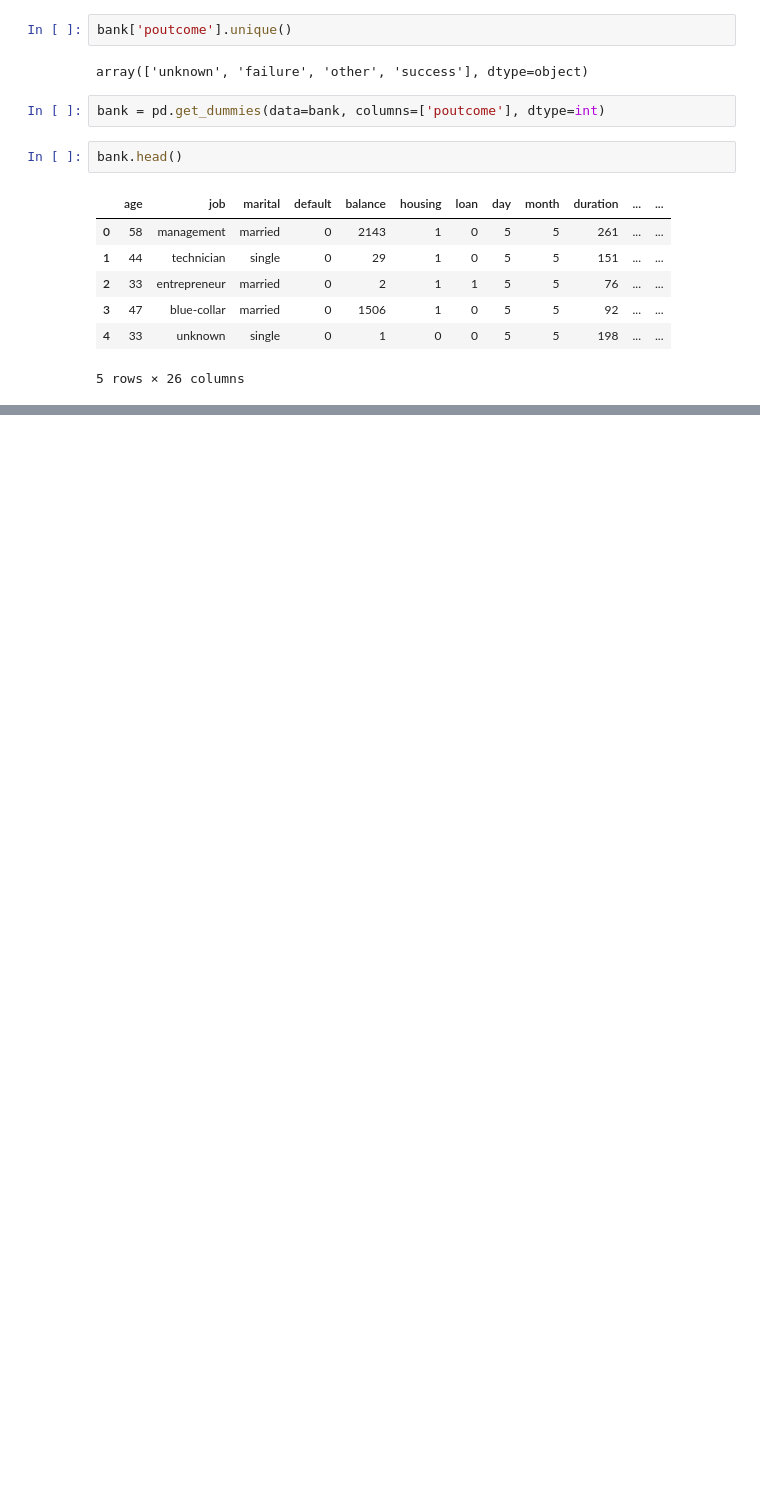
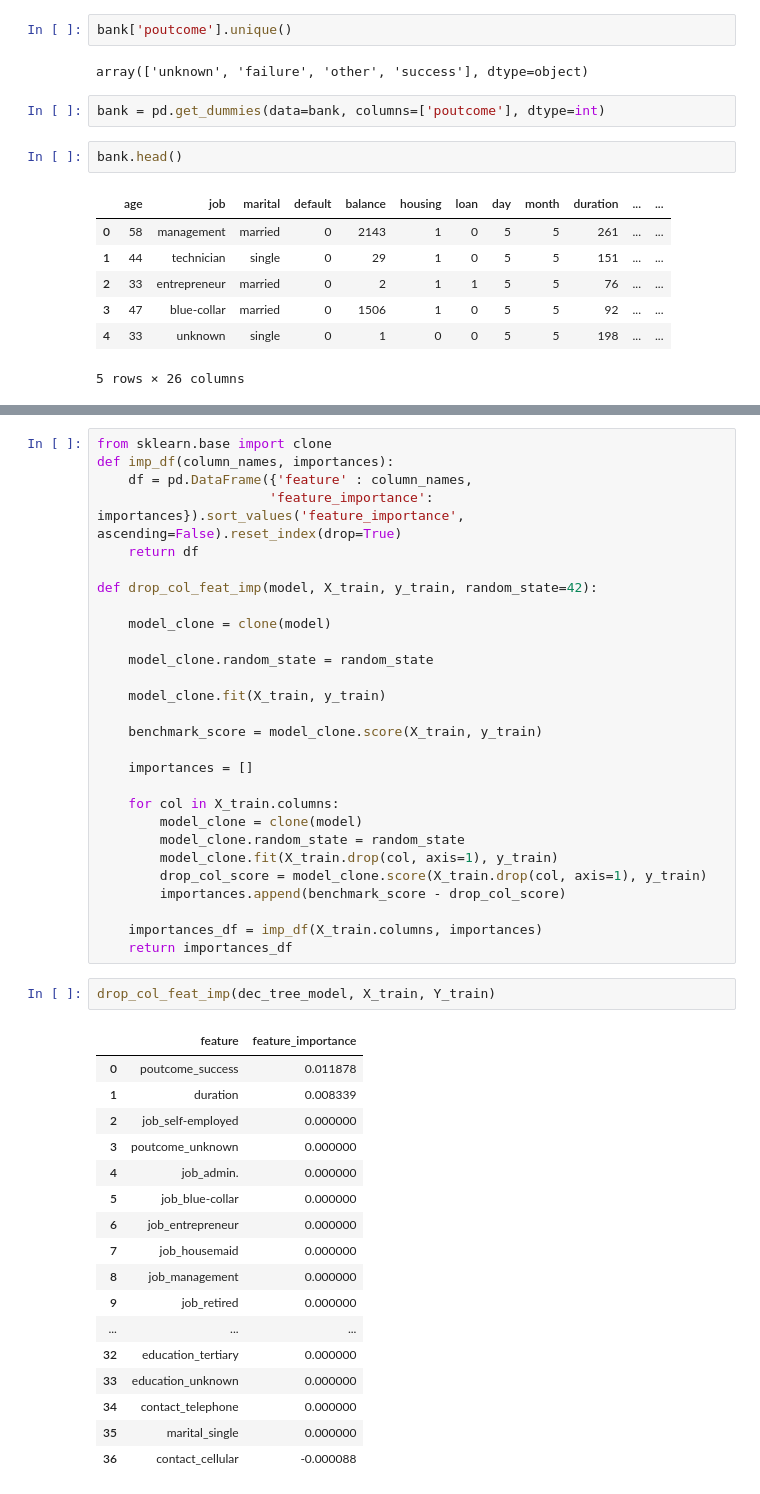
Before and after one commit to lugastyan/ML-portofolio, a Jupyter notebook: predicting-engagment-what-drive-to-performance.ipynb, the cells around one changed output, grey strips where cells are left out. Cells and saved outputs as stored; diff of their text form; blank space fills up the shorter version.

```diff
--- a/predicting-engagment-what-drive-to-performance.ipynb
+++ b/predicting-engagment-what-drive-to-performance.ipynb
@@ -382,0 +564,48 @@ cat_cols
+# %%
+from sklearn.base import clone
+def imp_df(column_names, importances):
+    df = pd.DataFrame({'feature' : column_names,
+                      'feature_importance': importances}).sort_values('feature_importance', ascending=False).reset_index(drop=True)
+    return df
+
+def drop_col_feat_imp(model, X_train, y_train, random_state=42):
+
+    model_clone = clone(model)
+
+    model_clone.random_state = random_state
+
+    model_clone.fit(X_train, y_train)
+
+    benchmark_score = model_clone.score(X_train, y_train)
+
+    importances = []
+
+    for col in X_train.columns:
+        model_clone = clone(model)
+        model_clone.random_state = random_state
+        model_clone.fit(X_train.drop(col, axis=1), y_train)
+        drop_col_score = model_clone.score(X_train.drop(col, axis=1), y_train)
+        importances.append(benchmark_score - drop_col_score)
+
+    importances_df = imp_df(X_train.columns, importances)
+    return importances_df
+# %%
+drop_col_feat_imp(dec_tree_model, X_train, Y_train)
+# %% [output]
+|  | feature | feature_importance |
+| 0 | poutcome_success | 0.011878 |
+| 1 | duration | 0.008339 |
+| 2 | job_self-employed | 0.000000 |
+| 3 | poutcome_unknown | 0.000000 |
+| 4 | job_admin. | 0.000000 |
+| 5 | job_blue-collar | 0.000000 |
+| 6 | job_entrepreneur | 0.000000 |
+| 7 | job_housemaid | 0.000000 |
+| 8 | job_management | 0.000000 |
+| 9 | job_retired | 0.000000 |
+| ... | ... | ... |
+| 32 | education_tertiary | 0.000000 |
+| 33 | education_unknown | 0.000000 |
+| 34 | contact_telephone | 0.000000 |
+| 35 | marital_single | 0.000000 |
+| 36 | contact_cellular | -0.000088 |
```
Also changed, not shown: parts of 22 cells of this notebook.
